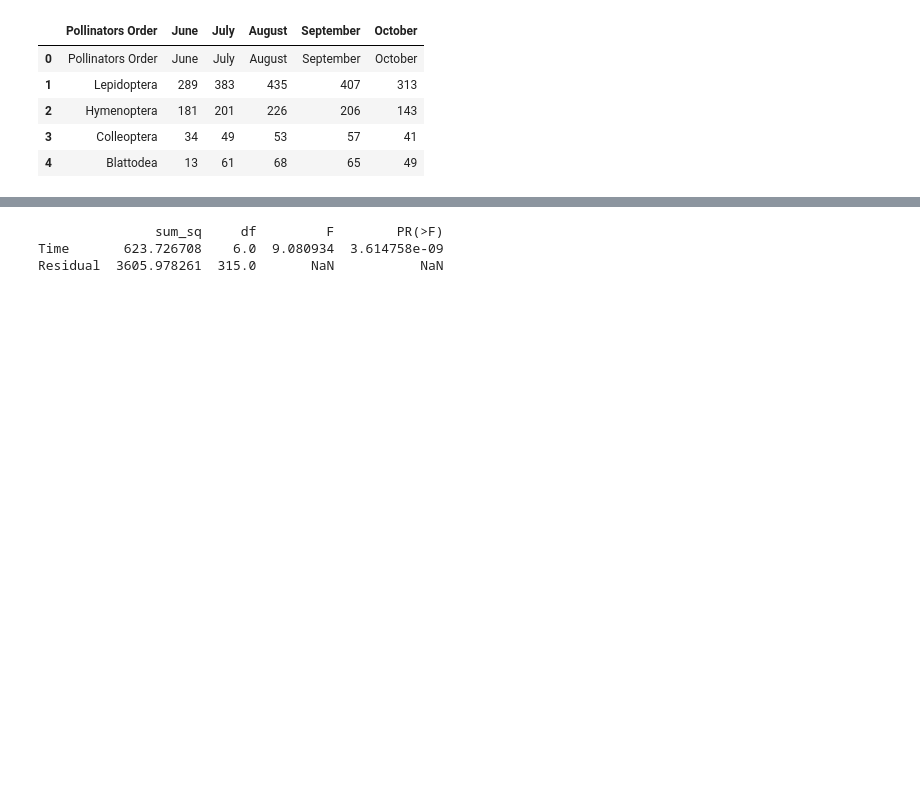
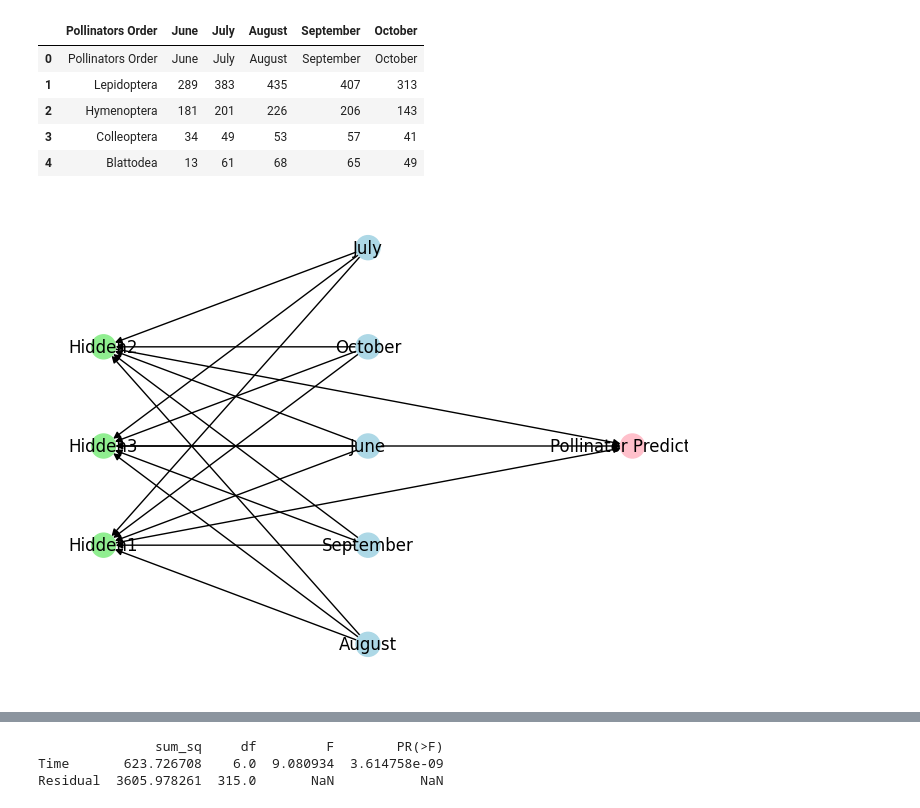
Before and after one commit to snehatanti/interns-code, a Jupyter notebook: binod_da_pollination.ipynb, the cells around one changed output, grey strips where cells are left out. Cells and saved outputs as stored; diff of their text form; code cells hidden in the pictures; blank space fills up the shorter version.

```diff
--- a/binod_da_pollination.ipynb
+++ b/binod_da_pollination.ipynb
@@ -140,6 +140,46 @@ df2.head()
 | 2 | Hymenoptera | 181 | 201 | 226 | 206 | 143 |
 | 3 | Colleoptera | 34 | 49 | 53 | 57 | 41 |
 | 4 | Blattodea | 13 | 61 | 68 | 65 | 49 |
+# %%
+# prompt: Using dataframe df2: Generate code for a graphical artificial neural network with the given data. The connections between the nodes should be visualized in a graph.
+
+# Assuming df2 is your dataframe
+import networkx as nx
+import matplotlib.pyplot as plt
+
+# Create a graph
+G = nx.DiGraph()
+
+# Add input nodes for each month
+input_nodes = ['June', 'July', 'August', 'September', 'October']
+for node in input_nodes:
+    G.add_node(node, layer='input')
+
+# Add hidden nodes (you can adjust the number)
+hidden_nodes = ['Hidden1', 'Hidden2', 'Hidden3']
+for node in hidden_nodes:
+    G.add_node(node, layer='hidden')
+
+# Add output node (you can adjust the name)
+output_node = 'Pollinator Prediction'
+G.add_node(output_node, layer='output')
+
+# Add edges from input nodes to hidden nodes (fully connected)
+for input_node in input_nodes:
+    for hidden_node in hidden_nodes:
+        G.add_edge(input_node, hidden_node)
+
+# Add edges from hidden nodes to output node (fully connected)
+for hidden_node in hidden_nodes:
+    G.add_edge(hidden_node, output_node)
+
+
+# Draw the graph
+pos = nx.multipartite_layout(G, subset_key="layer")
+nx.draw(G, pos, with_labels=True, node_color=['lightblue' if node[1]['layer'] == 'input' else 'lightgreen' if node[1]['layer'] == 'hidden' else 'pink' for node in G.nodes(data=True)])
+plt.show()
+# %% [output]
+[figure, added]
 # %%
 #Time series analysis
 import pandas as pd
```
Also changed, not shown: parts of 18 cells of this notebook.
